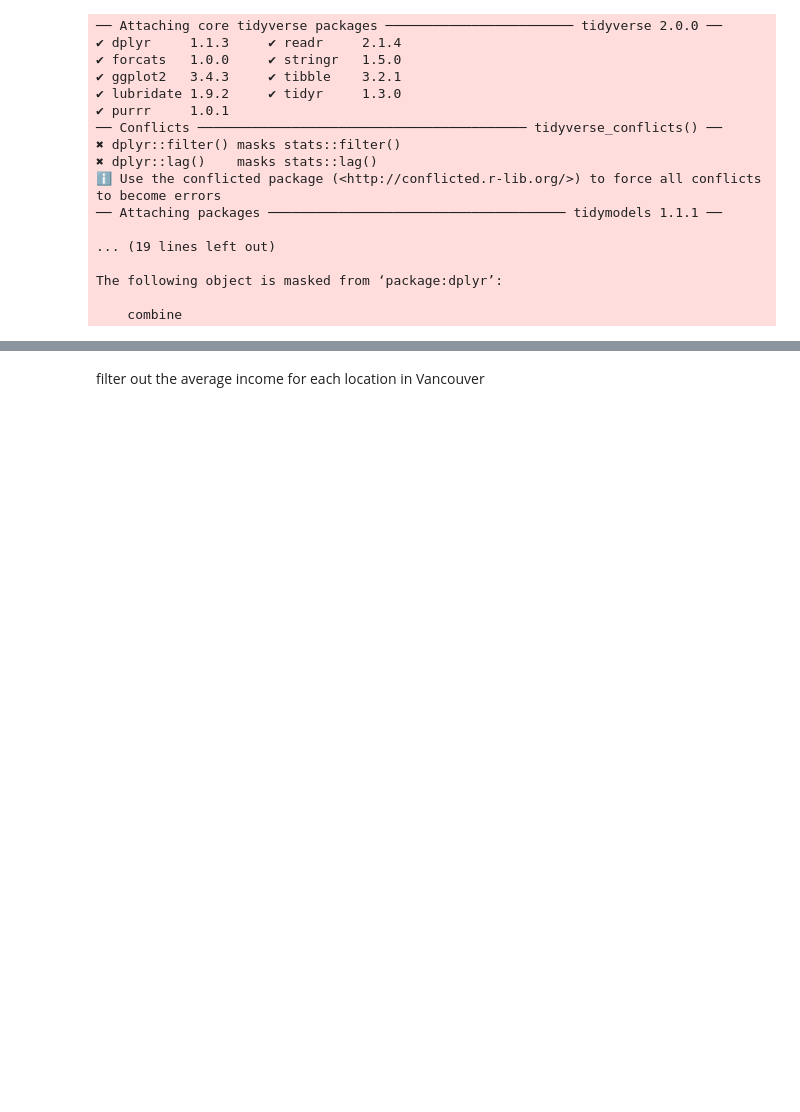
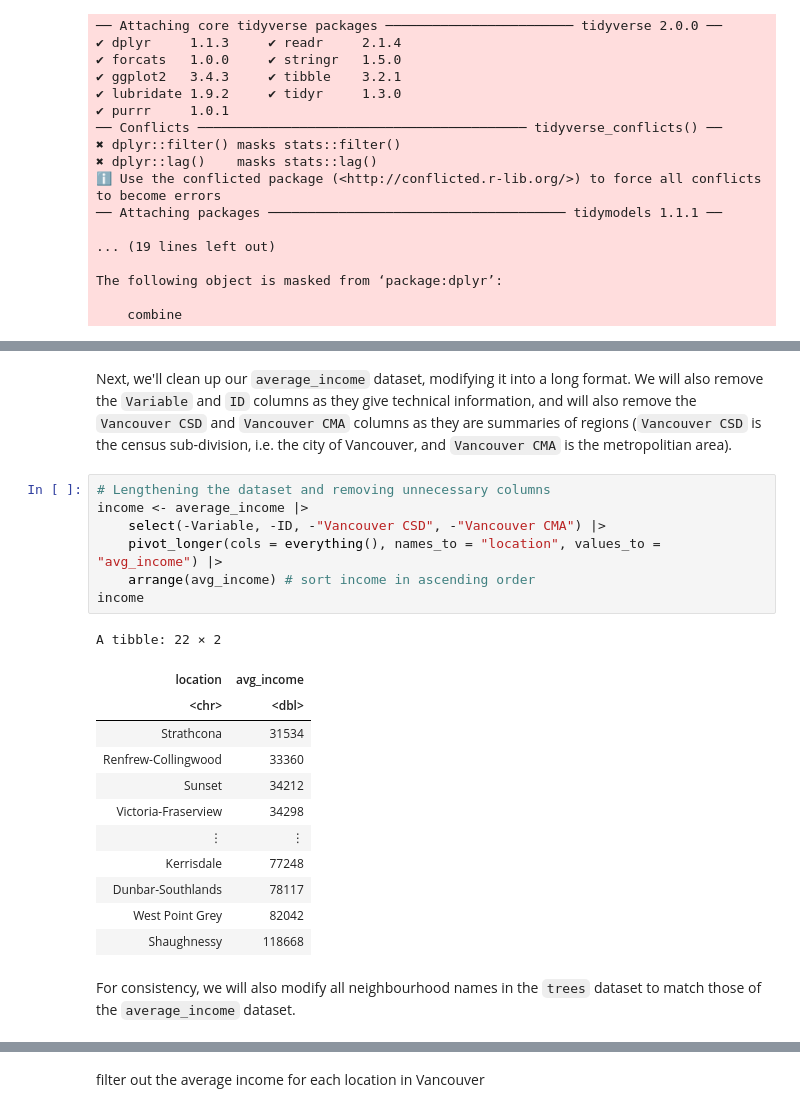
Before and after one commit to eshuaiii/stat-201-2023w1-group-50, a Jupyter notebook: 50_project_proposal.ipynb, the cells around one changed output, grey strips where cells are left out. Cells and saved outputs as stored; diff of their text form; blank space fills up the shorter version.

```diff
--- a/50_project_proposal.ipynb
+++ b/50_project_proposal.ipynb
@@ -67,0 +170,24 @@ table1.1
+# %% [markdown]
+Next, we'll clean up our `average_income` dataset, modifying it into a long format. We will also remove the `Variable` and `ID` columns as they give technical information, and will also remove the `Vancouver CSD` and `Vancouver CMA` columns as they are summaries of regions (`Vancouver CSD` is the census sub-division, i.e. the city of Vancouver, and `Vancouver CMA` is the metropolitian area).
+# %%
+# Lengthening the dataset and removing unnecessary columns
+income <- average_income |>
+    select(-Variable, -ID, -"Vancouver CSD", -"Vancouver CMA") |>
+    pivot_longer(cols = everything(), names_to = "location", values_to = "avg_income") |>
+    arrange(avg_income) # sort income in ascending order
+income
+# %% [output]
+A tibble: 22 × 2
+| location | avg_income |
+| <chr> | <dbl> |
+| Strathcona | 31534 |
+| Renfrew-Collingwood | 33360 |
+| Sunset | 34212 |
+| Victoria-Fraserview | 34298 |
+| ⋮ | ⋮ |
+| Kerrisdale | 77248 |
+| Dunbar-Southlands | 78117 |
+| West Point Grey | 82042 |
+| Shaughnessy | 118668 |
+# %% [markdown]
+For consistency, we will also modify all neighbourhood names in the `trees` dataset to match those of the `average_income` dataset.
```
Also changed, not shown: parts of 16 cells of this notebook.
